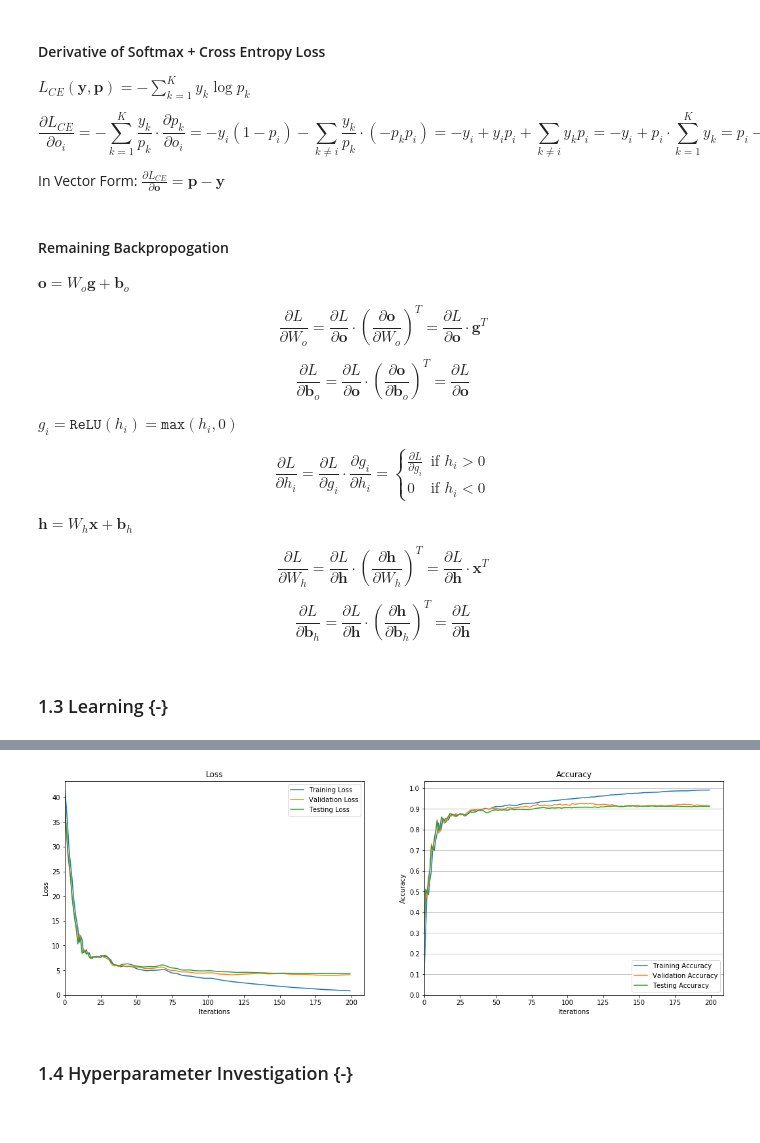
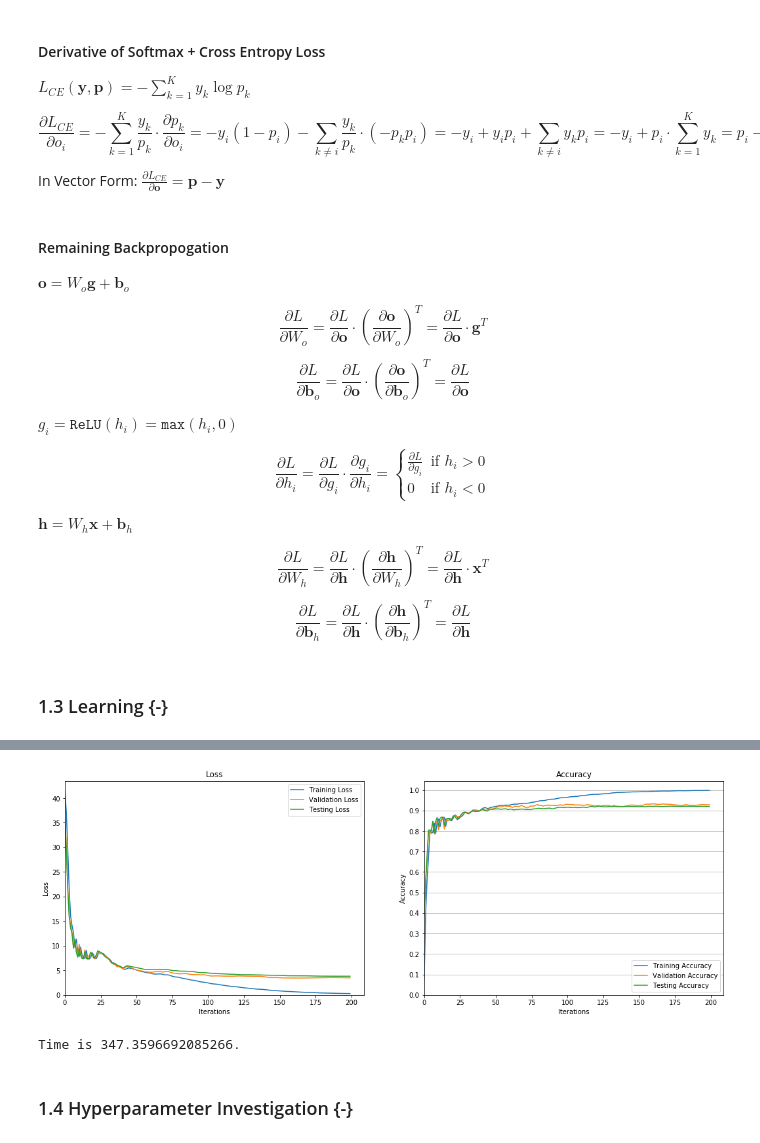
Before and after one commit to ekeilty17/ECE421-Assignments, a Jupyter notebook: A2/A2 WriteUp.ipynb, the cells around one changed output, grey strips where cells are left out. Cells and saved outputs as stored; diff of their text form; code cells hidden in the pictures.

```diff
--- a/A2/A2 WriteUp.ipynb
+++ b/A2/A2 WriteUp.ipynb
@@ -215,9 +222,9 @@ In Vector Form: $\boxed{\frac{\partial L_{CE}}{\partial \textbf{o}} = \textbf{p}
 
 $\textbf{o} = W_o \textbf{g} + \textbf{b}_o$
 
-$$\frac{\partial L}{\partial W_o} = \frac{\partial L}{\partial \textbf{o}} \cdot (\frac{\partial \textbf{o}}{\partial W_o})^T = \frac{\partial L}{\partial \textbf{o}} \cdot \textbf{g}^T$$
+$$\frac{\partial L}{\partial W_o} = \frac{\partial L}{\partial \textbf{o}} \cdot \left(\frac{\partial \textbf{o}}{\partial W_o}\right)^T = \frac{\partial L}{\partial \textbf{o}} \cdot \textbf{g}^T$$
 
-$$\frac{\partial L}{\partial \textbf{b}_o} = \frac{\partial L}{\partial \textbf{o}} \cdot (\frac{\partial \textbf{o}}{\partial \textbf{b}_o})^T = \frac{\partial L}{\partial \textbf{o}}$$
+$$\frac{\partial L}{\partial \textbf{b}_o} = \frac{\partial L}{\partial \textbf{o}} \cdot \left(\frac{\partial \textbf{o}}{\partial \textbf{b}_o}\right)^T = \frac{\partial L}{\partial \textbf{o}}$$
 
 $g_i = \texttt{ReLU}(h_i) = \texttt{max}(h_i, 0)$
 
@@ -225,23 +232,25 @@ $$\frac{\partial L}{\partial h_i} = \frac{\partial L}{\partial g_i} \cdot \frac{
 
 $\textbf{h} = W_h \textbf{x} + \textbf{b}_h$
 
-$$\frac{\partial L}{\partial W_h} = \frac{\partial L}{\partial \textbf{h}} \cdot (\frac{\partial \textbf{h}}{\partial W_h})^T = \frac{\partial L}{\partial \textbf{h}} \cdot \textbf{x}^T$$
+$$\frac{\partial L}{\partial W_h} = \frac{\partial L}{\partial \textbf{h}} \cdot \left(\frac{\partial \textbf{h}}{\partial W_h}\right)^T = \frac{\partial L}{\partial \textbf{h}} \cdot \textbf{x}^T$$
 
-$$\frac{\partial L}{\partial \textbf{b}_h} = \frac{\partial L}{\partial \textbf{h}} \cdot (\frac{\partial \textbf{h}}{\partial \textbf{b}_h})^T = \frac{\partial L}{\partial \textbf{h}}$$
+$$\frac{\partial L}{\partial \textbf{b}_h} = \frac{\partial L}{\partial \textbf{h}} \cdot \left(\frac{\partial \textbf{h}}{\partial \textbf{b}_h}\right)^T = \frac{\partial L}{\partial \textbf{h}}$$
 # %% [markdown]
 ### 1.3 Learning {-}
 # %%
 class mini_NN(object):
 
     """
-    input:  x
-    hidden: h = W_h * x + b_h
-            g = ReLU(h)
-    output: o = W_o * g + b_o
-            p = softmax(o)
+    Network Structure:
+        input:  x
+        hidden: h = W_h * x + b_h
+                g = ReLU(h)
+        output: o = W_o * g + b_o
+                p = softmax(o)
     """
 
     def __init__(self, D, F, K):
+        # D, F, and K are the number of neurons in the input, hidden, and output layers
         self.D = D
         self.F = F
         self.K = K
@@ -344,11 +353,17 @@ X = trainData.reshape(N, d)
 
 y = newtrain
 
-model = mini_NN(d, 500, K)
+# For investigation, analyze how long each hyperparameter set takes to train
+import time
+start = time.time()
+
+model = mini_NN(d, 1000, K)
+# TODO: remove this comment
 #P = model.feedforward(X)
 #print(P)
 #print(P.argmax(axis=1))
 statistics = model.train(X, y, epochs=200, gamma=0.99, alpha=1e-5, **VTDatasets)
 display_statistics(*statistics)
+print(f"Time is {time.time() - start}.")
 # %% [output]
 epoch: 1
@@ -371,3 +386,4 @@ Testing loss: 4.3057    Testing acc: 91.15%
-[figure, old version]
+[figure, new version]
+Time is 347.3596692085266.
 # %% [markdown]
 ### 1.4 Hyperparameter Investigation {-}
```
Also changed, not shown: parts of 9 cells of this notebook.
